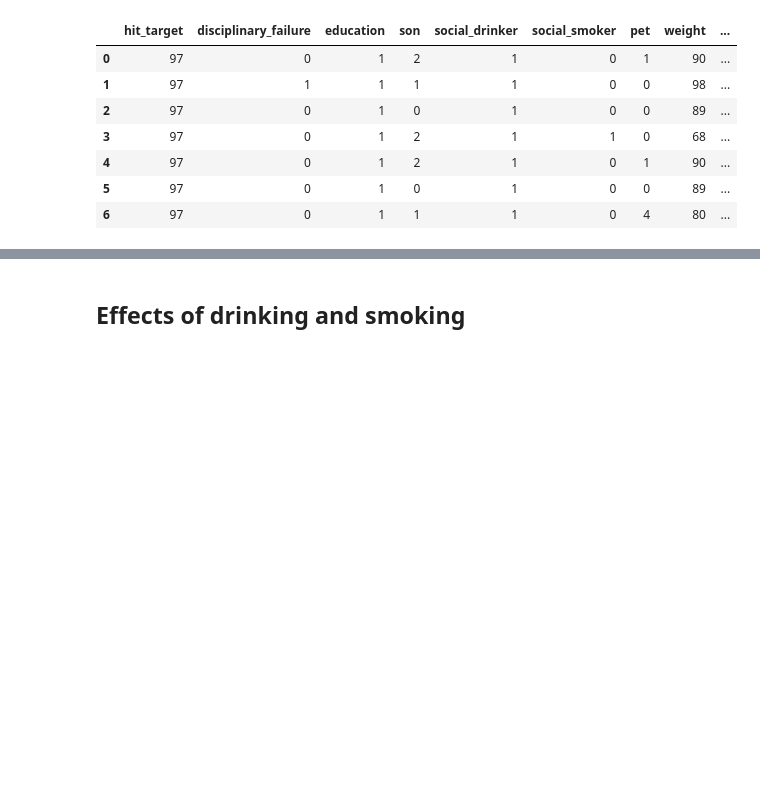
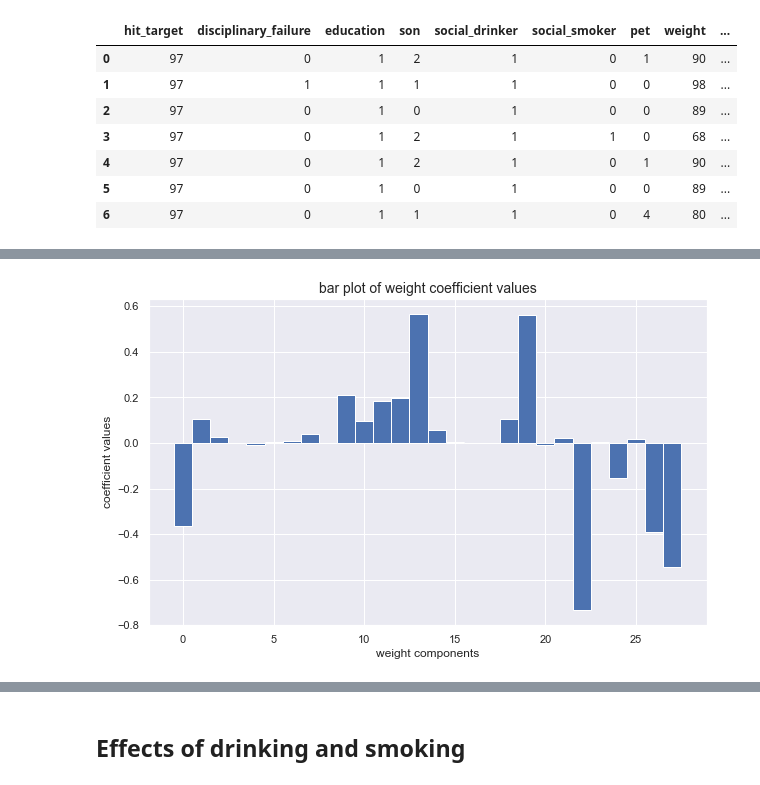
Before and after one commit to chasnew/data-analysis-repository, a Jupyter notebook: Absenteeism at work/Analysis of Absenteeism.ipynb, the cells around one changed output, grey strips where cells are left out. Cells and saved outputs as stored; diff of their text form; code cells hidden in the pictures; blank space fills up the shorter version.

```diff
--- a/Absenteeism at work/Analysis of Absenteeism.ipynb
+++ b/Absenteeism at work/Analysis of Absenteeism.ipynb
@@ -230,0 +205,5 @@ There's a certain variation in work_load_average respecting to different period
+# %%
+# creating dummy variables to represent one-hot-encoding input
+
+reason_v = data[['id', 'reason_for_absence', 'absenteeism_time', 'recorded_date']]
+reason_v = pd.get_dummies(reason_v, columns=['reason_for_absence'])
@@ -230,0 +220,6 @@ There's a certain variation in work_load_average respecting to different period
+# %%
+train_set, test_set = reason_v[reason_v['recorded_date'] < '2010-04-01'], reason_v[reason_v['recorded_date'] >= '2010-04-01']
+train_dates = reason_v.loc[reason_v['recorded_date'] < '2010-04-01', 'recorded_date']
+test_dates = reason_v.loc[reason_v['recorded_date'] >= '2010-04-01', 'recorded_date']
+X_train, X_test = train_set.iloc[:, 3:], test_set.iloc[:, 3:]
+y_train, y_test = train_set['absenteeism_time'], test_set['absenteeism_time']
@@ -230,0 +232,10 @@ There's a certain variation in work_load_average respecting to different period
+# %%
+hidden_sizes = [(i, j+2) for i in np.arange(5, 16) for j in range(2)]
+param_grid = dict(hidden_layer_sizes=hidden_sizes)
+
+# replicating the parameter setting from the paper
+ann = neural_network.MLPRegressor(learning_rate_init=0.1, max_iter=65, momentum=0.7, random_state=123)
+
+ann_gs = GridSearchCV(ann, param_grid=param_grid, scoring='neg_mean_absolute_error', cv=4)
+
+ann_gs.fit(X_train, y_train)
@@ -230,0 +266,6 @@ There's a certain variation in work_load_average respecting to different period
+# %%
+param_grid = dict(l1_ratio = np.linspace(0, 1, num=11), alpha = np.arange(1,10))
+en = linear_model.ElasticNet(max_iter=100, random_state=123)
+en_gs = GridSearchCV(en, param_grid=param_grid, scoring='neg_mean_absolute_error', cv=4)
+
+en_gs.fit(X_train, y_train)
@@ -230,0 +290,13 @@ There's a certain variation in work_load_average respecting to different period
+# %%
+fig = plt.figure(figsize=(10, 6))
+
+inds = np.arange(en_gs.best_estimator_.coef_.shape[0])
+vals = en_gs.best_estimator_.coef_
+
+plt.bar(inds, vals, width=1, align='center')
+plt.xlabel('weight components')
+plt.ylabel('coefficient values')
+plt.title('bar plot of weight coefficient values', fontsize=14)
+plt.show()
+# %% [output]
+[figure, added]
```
Also changed, not shown: parts of 74 cells of this notebook, 1 other file.
